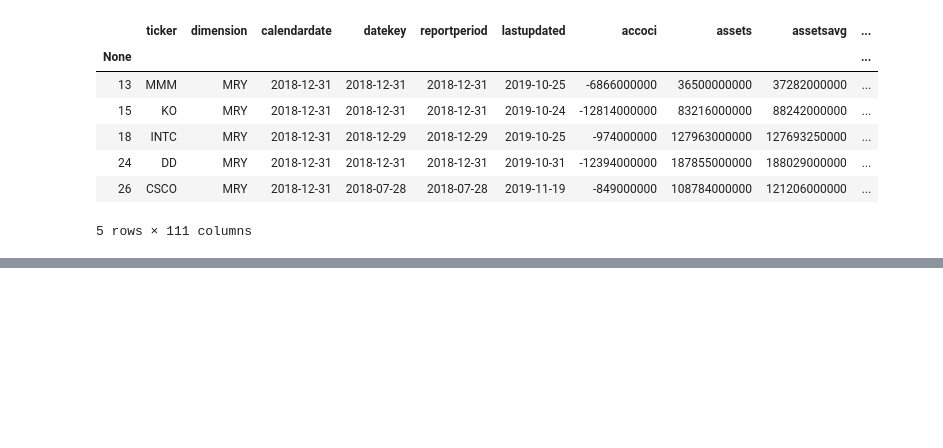
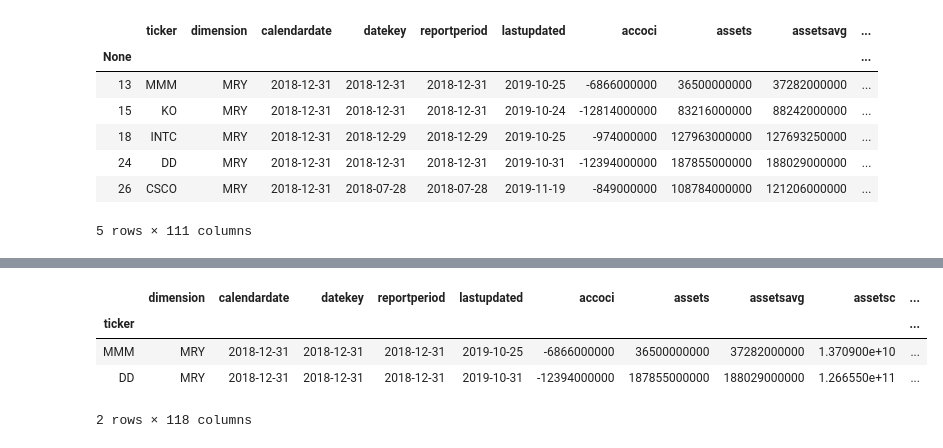
Before and after one commit to zoakes/DynUniv, a Jupyter notebook: Pipe.ipynb, the cells around one changed output, grey strips where cells are left out. Drawn from its saved outputs; the diff is of its cells as text; code cells hidden in the pictures; blank space fills up the shorter version.

Commit message:
Combined Fundamentals & Technicals

```diff
--- a/Pipe.ipynb
+++ b/Pipe.ipynb
@@ -146,0 +145,38 @@ merge_prices_funds(qsecs,df2)
+# %%
+
+def add_technicals(pipe,pipe_dict=None): #Add a new section for indicators in pipe dict?
+    '''Adds technicals to DFS dict, and Fundamentals DF'''
+    pipe_secs = pipe.index
+    dfs = {}
+
+    for sec in pipe_secs:
+        df = pdr.DataReader(str(sec),'yahoo',2019)
+        df = pdr.DataReader(str(sec),'yahoo')
+        df['SAR'] = ta.SAR(df['High'],df['Low'],.02,.2)
+        df['MA'] = df['Close'].rolling(30).mean()
+        df['STD'] = df['Close'].rolling(30).std()
+        df['UBB'] = df['MA'] + df['STD']
+        df['LBB'] = df['MA'] - df['STD']
+
+        #Add to pipe
+        pipe.loc[sec,'MA'] = df['MA'].iloc[-1]
+        pipe.loc[sec,'SAR'] = df['SAR'].iloc[-1]
+        pipe.loc[sec,'STD'] = df['STD'].iloc[-1]
+        pipe.loc[sec,'UBB'] = df['UBB'].iloc[-1]
+        pipe.loc[sec,'LBB'] = df['LBB'].iloc[-1]
+
+        #Create Proper Index
+        df['ticker'] = str(sec)
+        df = df.set_index('ticker') #.iloc[-1]
+        dfs[sec] = df
+    return pipe
+
+
+
+add_technicals(pipe)
+# %% [output]
+|  | dimension | calendardate | datekey | reportperiod | lastupdated | accoci | assets | assetsavg | assetsc | ... |
+| ticker |  |  |  |  |  |  |  |  |  | ... |
+| MMM | MRY | 2018-12-31 | 2018-12-31 | 2018-12-31 | 2019-10-25 | -6866000000 | 36500000000 | 37282000000 | 1.370900e+10 | ... |
+| DD | MRY | 2018-12-31 | 2018-12-31 | 2018-12-31 | 2019-10-31 | -12394000000 | 187855000000 | 188029000000 | 1.266550e+11 | ... |
+2 rows × 118 columns
```
Also changed, not shown: parts of 4 cells of this notebook.
